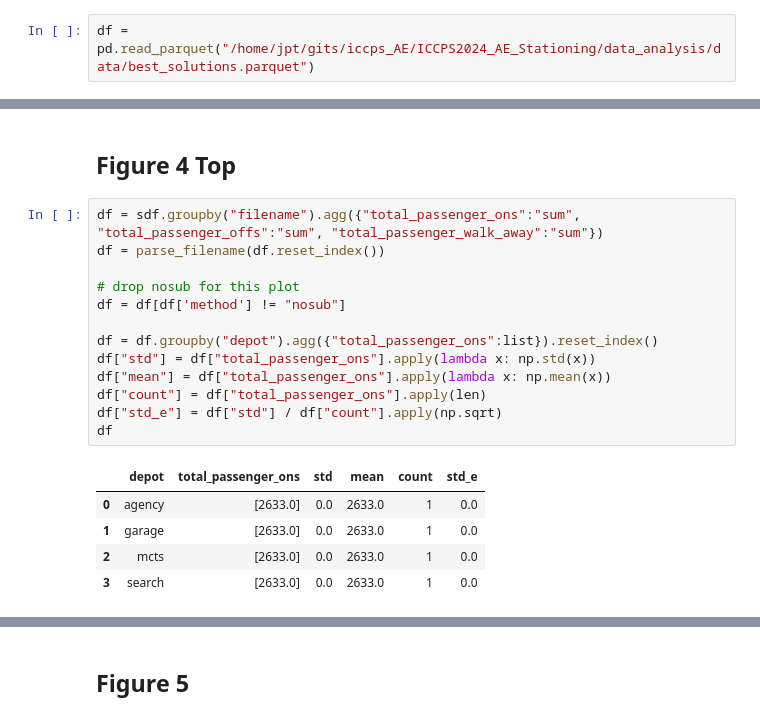
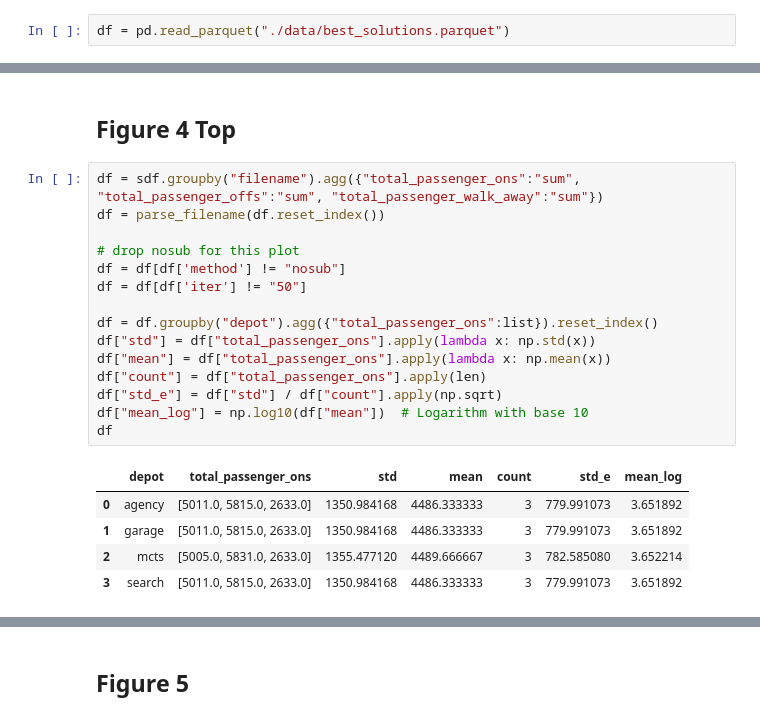
Before and after one commit to jptalusan/ICCPS2024_AE_Stationing, a Jupyter notebook: data_analysis/run_many_plotter.ipynb, the cells around one changed output, grey strips where cells are left out. Drawn from its saved outputs; the diff is of its cells as text.

```diff
--- a/data_analysis/run_many_plotter.ipynb
+++ b/data_analysis/run_many_plotter.ipynb
@@ -3,7 +3,7 @@ import pandas as pd
 import numpy as np
 import plotly.express as px
 # %%
-df = pd.read_parquet("/home/jpt/gits/iccps_AE/ICCPS2024_AE_Stationing/data_analysis/data/best_solutions.parquet")
+df = pd.read_parquet("./data/best_solutions.parquet")
 # %%
 searched_dates = df.date.tolist()
 # %%
@@ -117,19 +121,21 @@ fig.show()
 # %%
 df = sdf.groupby("filename").agg({"total_passenger_ons":"sum", "total_passenger_offs":"sum", "total_passenger_walk_away":"sum"})
 df = parse_filename(df.reset_index())
 
 # drop nosub for this plot
 df = df[df['method'] != "nosub"]
+df = df[df['iter'] != "50"]
 
 df = df.groupby("depot").agg({"total_passenger_ons":list}).reset_index()
 df["std"] = df["total_passenger_ons"].apply(lambda x: np.std(x))
 df["mean"] = df["total_passenger_ons"].apply(lambda x: np.mean(x))
 df["count"] = df["total_passenger_ons"].apply(len)
 df["std_e"] = df["std"] / df["count"].apply(np.sqrt)
+df["mean_log"] = np.log10(df["mean"])  # Logarithm with base 10
 df
 # %% [output]
-|  | depot | total_passenger_ons | std | mean | count | std_e |
-| 0 | agency | [2633.0] | 0.0 | 2633.0 | 1 | 0.0 |
-| 1 | garage | [2633.0] | 0.0 | 2633.0 | 1 | 0.0 |
-| 2 | mcts | [2633.0] | 0.0 | 2633.0 | 1 | 0.0 |
-| 3 | search | [2633.0] | 0.0 | 2633.0 | 1 | 0.0 |
+|  | depot | total_passenger_ons | std | mean | count | std_e | mean_log |
+| 0 | agency | [5011.0, 5815.0, 2633.0] | 1350.984168 | 4486.333333 | 3 | 779.991073 | 3.651892 |
+| 1 | garage | [5011.0, 5815.0, 2633.0] | 1350.984168 | 4486.333333 | 3 | 779.991073 | 3.651892 |
+| 2 | mcts | [5005.0, 5831.0, 2633.0] | 1355.477120 | 4489.666667 | 3 | 782.585080 | 3.652214 |
+| 3 | search | [5011.0, 5815.0, 2633.0] | 1350.984168 | 4486.333333 | 3 | 779.991073 | 3.651892 |
```
Also changed, not shown: parts of 15 cells of this notebook, 3 other files.
